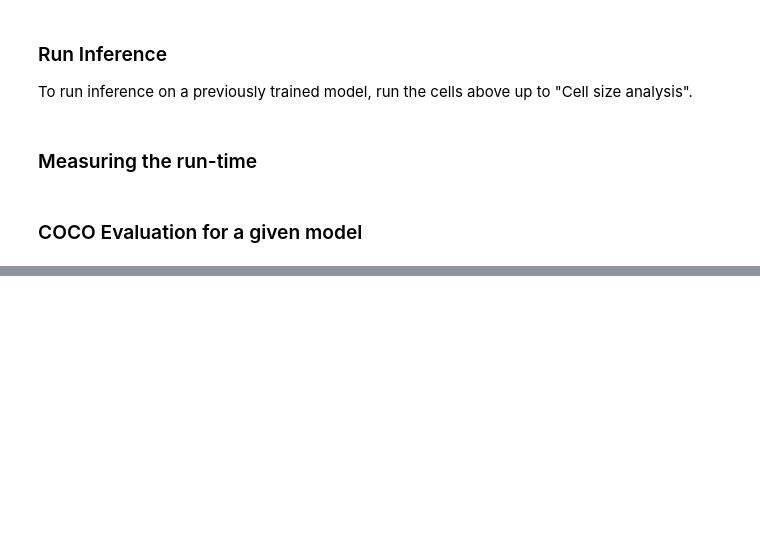
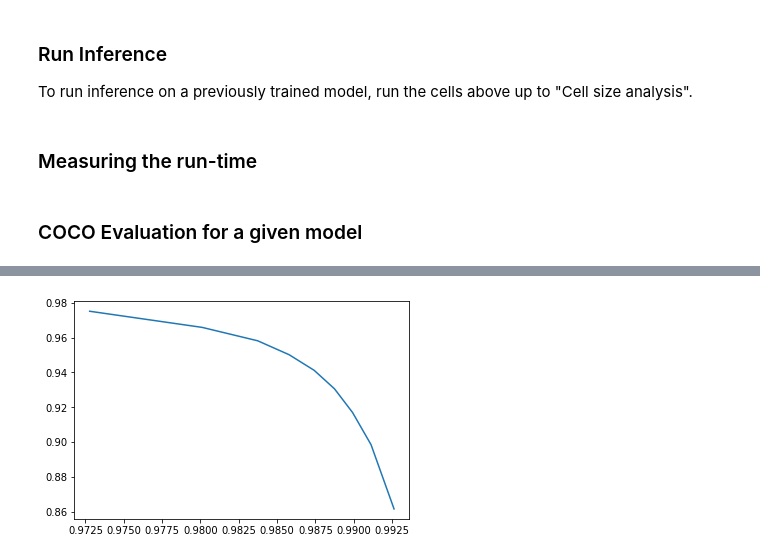
Before and after one commit to ashishsinha-cellanome/as-cells, a Jupyter notebook: Mask RCNN/Training Torchvision Mask R-CNN for Cell detection.ipynb, the cells around one changed output, grey strips where cells are left out. Cells and saved outputs as stored; diff of their text form; code cells hidden in the pictures; blank space fills up the shorter version.

Commit message:
Added P-R curve calculation to the training notebook

```diff
--- a/Mask RCNN/Training Torchvision Mask R-CNN for Cell detection.ipynb
+++ b/Mask RCNN/Training Torchvision Mask R-CNN for Cell detection.ipynb
@@ -1364,7 +1367,7 @@ def show_predictions(image_pil, predictions, color_depth=14):
 # note that the passed image can be also a numpy array returned by
 # cv2.imread(img_path, cv2.IMREAD_UNCHANGED), it does not necessarily have to be a PIL image
 # in fact OpenCV is slightly more efficient in reading the images
-def predict_single_image(mask_rcnn_model, img, device, color_depth=14):
+def predict_single_image(mask_rcnn_model, img, device, color_depth=14, confidence=0.5):
     # convert the input image to a tensor and scale it to [0, 1]
     if isinstance(img, np.ndarray):
         img_tensor = F.to_tensor((255 * img.astype(float) / (2 ** color_depth - 1)).astype(np.uint8)).unsqueeze(0).to(device)
@@ -1397,7 +1400,7 @@ def predict_single_image(mask_rcnn_model, img, device, color_depth=14):
     labels = []
     scores = []
     for i in range(out['boxes'].shape[0]):
-        if out['scores'][i] < 0.5:
+        if out['scores'][i] < confidence:
             continue
         (xtl, ytl, xbr, ybr) = out['boxes'][i]
         boxes.append([xtl, ytl, xbr, ybr])
@@ -1448,0 +1472,8 @@ evaluate(model, test_data_loader, device=device, max_dets=5000)
+# %%
+from references.detection.pairing_utils import pair_gts_dets_mask
+model = get_instance_segmentation_model(num_classes=len(LABEL_MAP) + 1)
+# load the model, the latest saved checkpoint will be loaded
+model.load_state_dict(torch.load(os.path.join(MODEL_PATH, 'analysis_caging_cells_set_2_crop_2_0p1_bbox_0p8_2_random_scale_2_bs_8_epochs.pt')))
+device = torch.device('cuda') if torch.cuda.is_available() else torch.device('cpu')
+model.to(device)
+model.eval()
@@ -1448,0 +1585,2 @@ evaluate(model, test_data_loader, device=device, max_dets=5000)
+# %%
+precision, recall = evaluate_mask_rcnn_pr_curve(model, test_dataset, class_ids_of_interest=None, min_iou=0.5)
@@ -1448,0 +1608,7 @@ evaluate(model, test_data_loader, device=device, max_dets=5000)
+# %%
+import matplotlib.pyplot as plt
+
+plt.plot(recall.values(), precision.values())
+plt.show()
+# %% [output]
+[figure, added]
```
Also changed, not shown: parts of 6 cells of this notebook, 1 other file.
